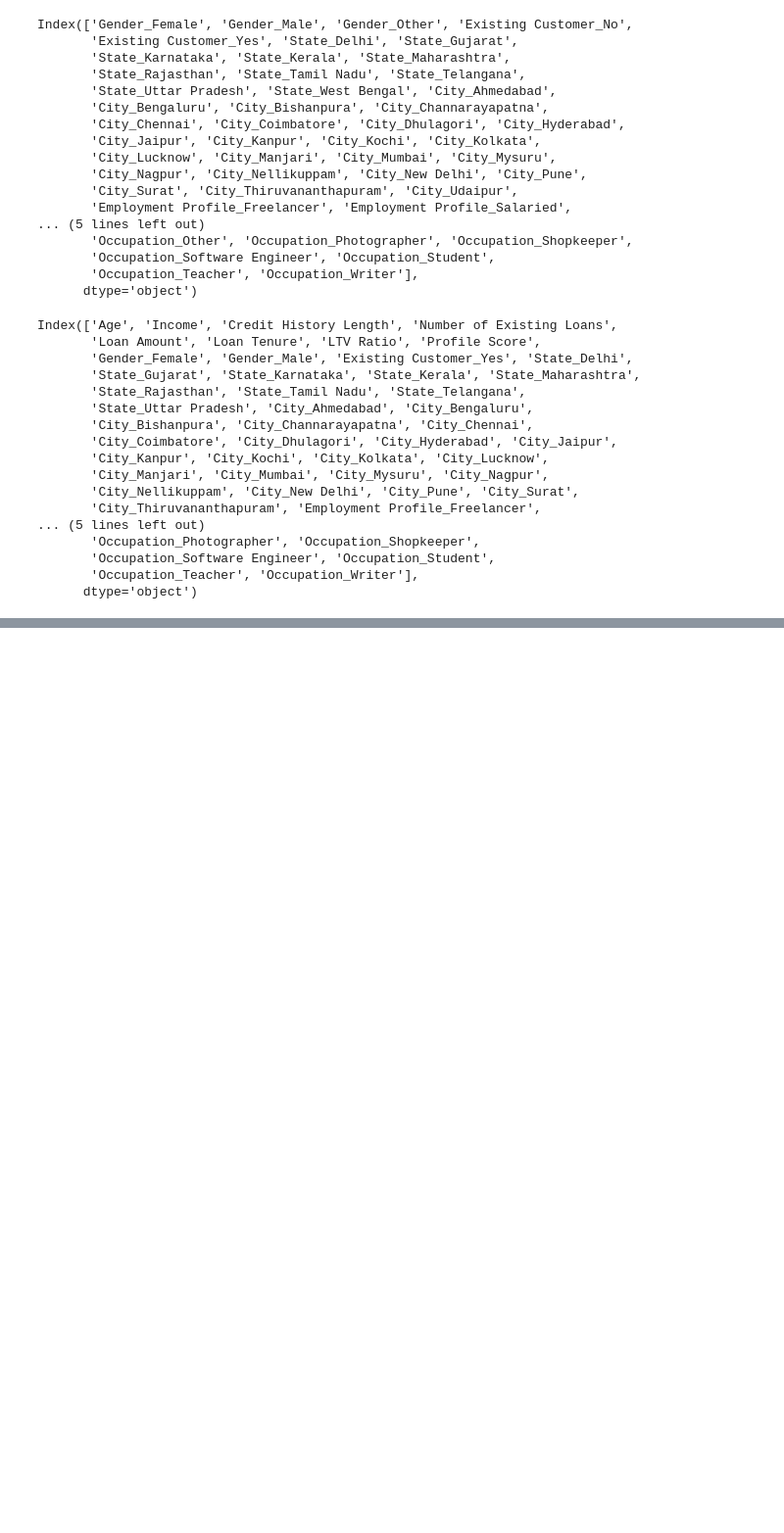
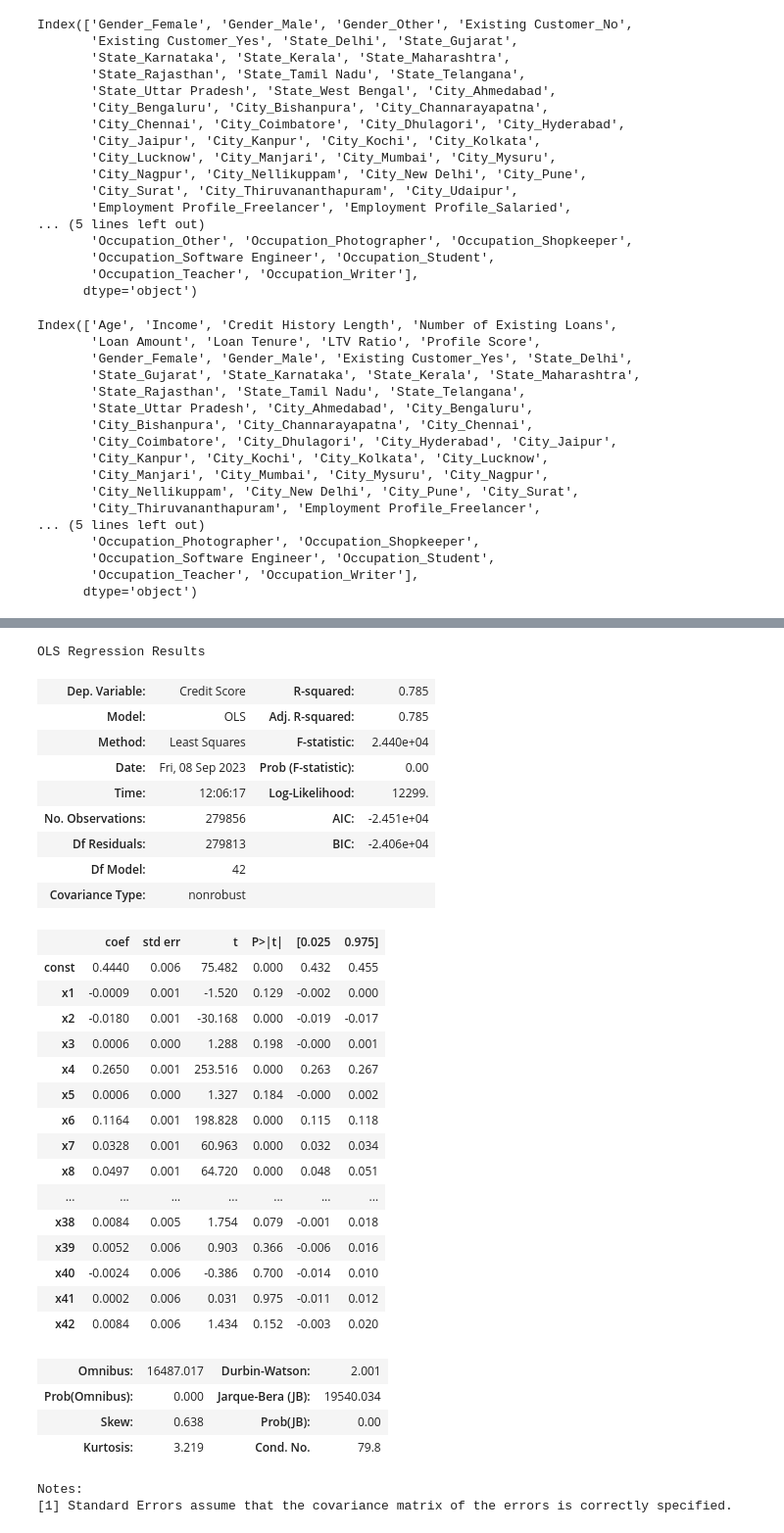
Before and after one commit to manoloacademia/aprMaqI_CEIA, a Jupyter notebook: trabajo_final/credit_v1.ipynb, the cells around one changed output, grey strips where cells are left out. Shown: that part at 98% size. Saved outputs shown, nothing was run; the diff lists cells and outputs as text; code cells hidden in the pictures; blank space fills up the shorter version.

```diff
--- a/trabajo_final/credit_v1.ipynb
+++ b/trabajo_final/credit_v1.ipynb
@@ -229,0 +439,38 @@ Index(['Age', 'Income', 'Credit History Length', 'Number of Existing Loans',
+# %%
+# Quitamos los que tengan el p-value más alto
+X_opt = X_statsmodels[:, range(43)]
+regression_OLS = sm.OLS(endog = y, exog = X_opt.tolist()).fit()
+regression_OLS.summary()
+# %% [output]
+OLS Regression Results
+| Dep. Variable: | Credit Score | R-squared: | 0.785 |
+| Model: | OLS | Adj. R-squared: | 0.785 |
+| Method: | Least Squares | F-statistic: | 2.440e+04 |
+| Date: | Fri, 08 Sep 2023 | Prob (F-statistic): | 0.00 |
+| Time: | 12:06:17 | Log-Likelihood: | 12299. |
+| No. Observations: | 279856 | AIC: | -2.451e+04 |
+| Df Residuals: | 279813 | BIC: | -2.406e+04 |
+| Df Model: | 42 |  |  |
+| Covariance Type: | nonrobust |  |  |
+|  | coef | std err | t | P>|t| | [0.025 | 0.975] |
+| const | 0.4440 | 0.006 | 75.482 | 0.000 | 0.432 | 0.455 |
+| x1 | -0.0009 | 0.001 | -1.520 | 0.129 | -0.002 | 0.000 |
+| x2 | -0.0180 | 0.001 | -30.168 | 0.000 | -0.019 | -0.017 |
+| x3 | 0.0006 | 0.000 | 1.288 | 0.198 | -0.000 | 0.001 |
+| x4 | 0.2650 | 0.001 | 253.516 | 0.000 | 0.263 | 0.267 |
+| x5 | 0.0006 | 0.000 | 1.327 | 0.184 | -0.000 | 0.002 |
+| x6 | 0.1164 | 0.001 | 198.828 | 0.000 | 0.115 | 0.118 |
+| x7 | 0.0328 | 0.001 | 60.963 | 0.000 | 0.032 | 0.034 |
+| x8 | 0.0497 | 0.001 | 64.720 | 0.000 | 0.048 | 0.051 |
+| ... | ... | ... | ... | ... | ... | ... |
+| x38 | 0.0084 | 0.005 | 1.754 | 0.079 | -0.001 | 0.018 |
+| x39 | 0.0052 | 0.006 | 0.903 | 0.366 | -0.006 | 0.016 |
+| x40 | -0.0024 | 0.006 | -0.386 | 0.700 | -0.014 | 0.010 |
+| x41 | 0.0002 | 0.006 | 0.031 | 0.975 | -0.011 | 0.012 |
+| x42 | 0.0084 | 0.006 | 1.434 | 0.152 | -0.003 | 0.020 |
+| Omnibus: | 16487.017 | Durbin-Watson: | 2.001 |
+| Prob(Omnibus): | 0.000 | Jarque-Bera (JB): | 19540.034 |
+| Skew: | 0.638 | Prob(JB): | 0.00 |
+| Kurtosis: | 3.219 | Cond. No. | 79.8 |
+Notes:
+[1] Standard Errors assume that the covariance matrix of the errors is correctly specified.
```
Also changed, not shown: parts of 26 cells of this notebook.
